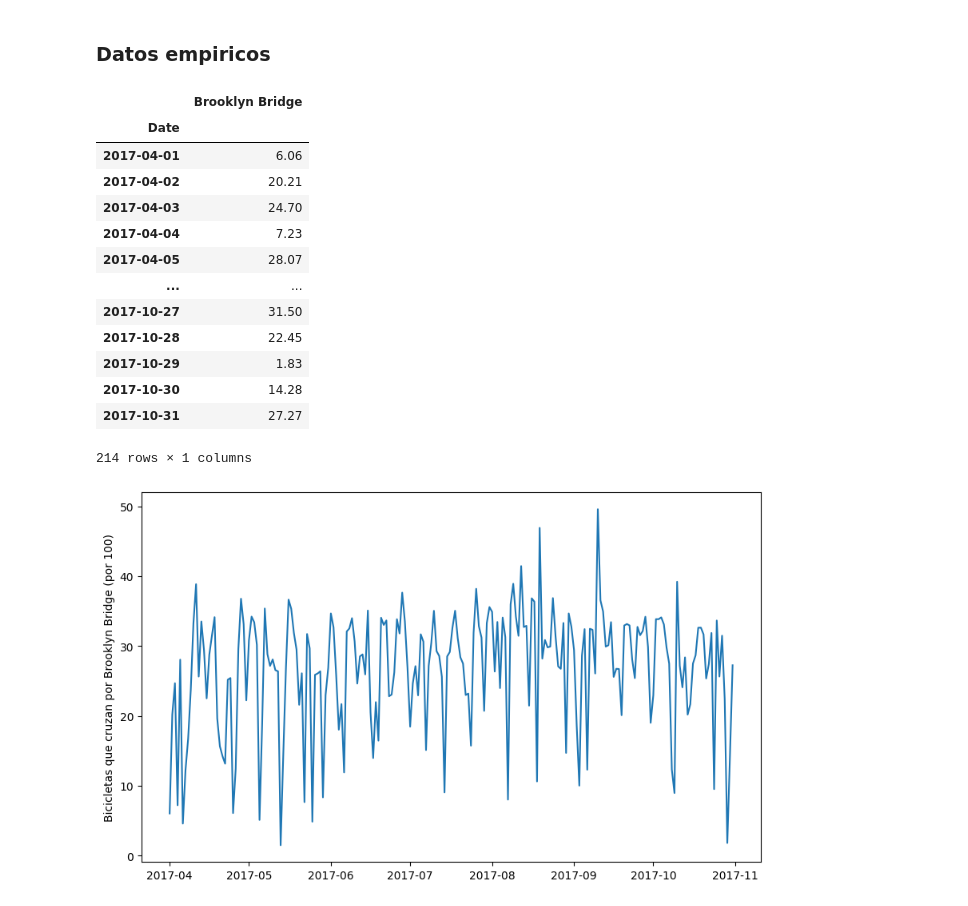
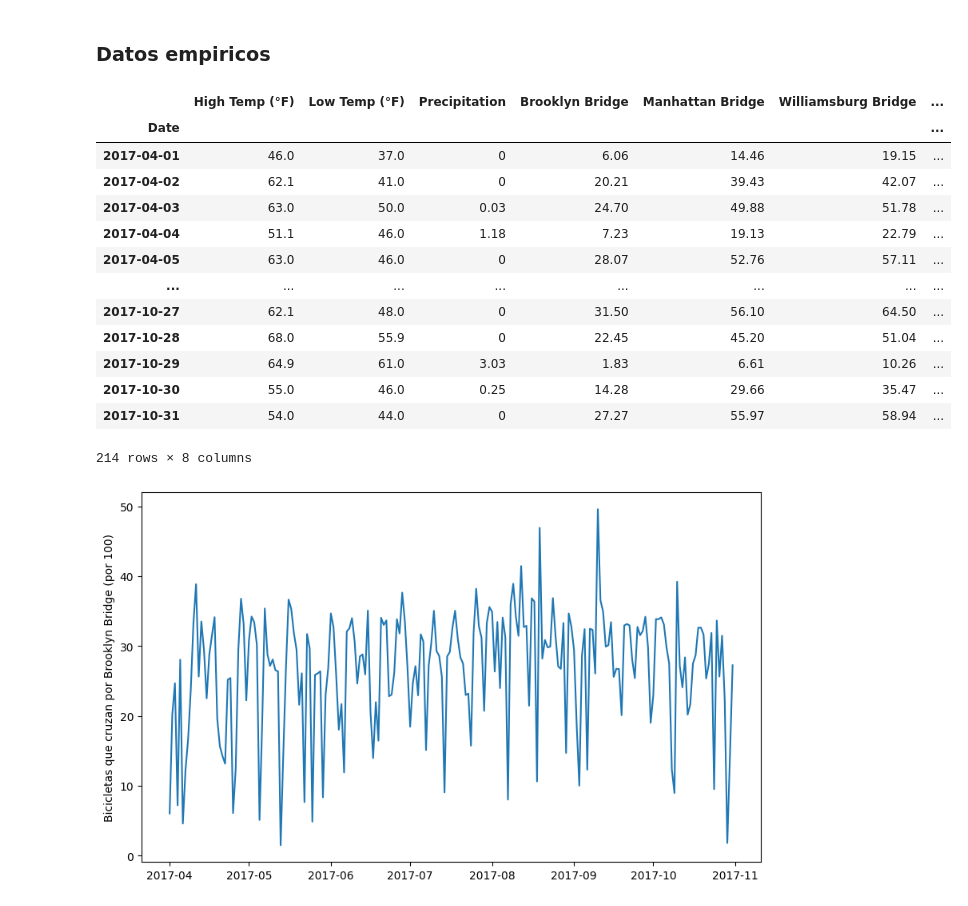
Before and after one commit to AnIsAsPe/Estadistica_y_Probabilidad_para-CD-, a Jupyter notebook: Estadistica_e_InferenciaCausal/2 Inferencia Bayesiana/Notebooks/Inferencia_Bayesiana_Distribuciones_conjugadas.ipynb, the cells around one changed output. Drawn from its saved outputs; the diff is of its cells as text; code cells hidden in the pictures.

```diff
--- a/Estadistica_e_InferenciaCausal/2 Inferencia Bayesiana/Notebooks/Inferencia_Bayesiana_Distribuciones_conjugadas.ipynb
+++ b/Estadistica_e_InferenciaCausal/2 Inferencia Bayesiana/Notebooks/Inferencia_Bayesiana_Distribuciones_conjugadas.ipynb
@@ -28,26 +28,26 @@ de eventos por unidad de tiempo[1]
 ### Datos empiricos
 # %%
 df = pd.read_csv('https://raw.githubusercontent.com/AnIsAsPe/Estadistica_y_Probabilidad_para-CD-/main/Estadistica_e_InferenciaCausal/2%20Inferencia%20Bayesiana/Datos/Bicis_NY.csv',
-                 usecols=['Date','Brooklyn Bridge'],
+                 #usecols=['Date','Brooklyn Bridge'],
                  parse_dates=['Date'],
                  index_col='Date')
 df.sort_index(inplace=True)
 df
 # %% [output]
-|  | Brooklyn Bridge |
-| Date |  |
-| 2017-04-01 | 6.06 |
-| 2017-04-02 | 20.21 |
-| 2017-04-03 | 24.70 |
-| 2017-04-04 | 7.23 |
-| 2017-04-05 | 28.07 |
-| ... | ... |
-| 2017-10-27 | 31.50 |
-| 2017-10-28 | 22.45 |
-| 2017-10-29 | 1.83 |
-| 2017-10-30 | 14.28 |
-| 2017-10-31 | 27.27 |
+|  | High Temp (°F) | Low Temp (°F) | Precipitation | Brooklyn Bridge | Manhattan Bridge | Williamsburg Bridge | ... |
+| Date |  |  |  |  |  |  | ... |
+| 2017-04-01 | 46.0 | 37.0 | 0 | 6.06 | 14.46 | 19.15 | ... |
+| 2017-04-02 | 62.1 | 41.0 | 0 | 20.21 | 39.43 | 42.07 | ... |
+| 2017-04-03 | 63.0 | 50.0 | 0.03 | 24.70 | 49.88 | 51.78 | ... |
+| 2017-04-04 | 51.1 | 46.0 | 1.18 | 7.23 | 19.13 | 22.79 | ... |
+| 2017-04-05 | 63.0 | 46.0 | 0 | 28.07 | 52.76 | 57.11 | ... |
+| ... | ... | ... | ... | ... | ... | ... | ... |
+| 2017-10-27 | 62.1 | 48.0 | 0 | 31.50 | 56.10 | 64.50 | ... |
+| 2017-10-28 | 68.0 | 55.9 | 0 | 22.45 | 45.20 | 51.04 | ... |
+| 2017-10-29 | 64.9 | 61.0 | 3.03 | 1.83 | 6.61 | 10.26 | ... |
+| 2017-10-30 | 55.0 | 46.0 | 0.25 | 14.28 | 29.66 | 35.47 | ... |
+| 2017-10-31 | 54.0 | 44.0 | 0 | 27.27 | 55.97 | 58.94 | ... |
-214 rows × 1 columns
+214 rows × 8 columns
 # %%
 plt.figure(figsize=(10,6))
 plt.plot(df['Brooklyn Bridge'],label='Observaciones diarias')
```
Also changed, not shown: parts of 11 cells of this notebook.
